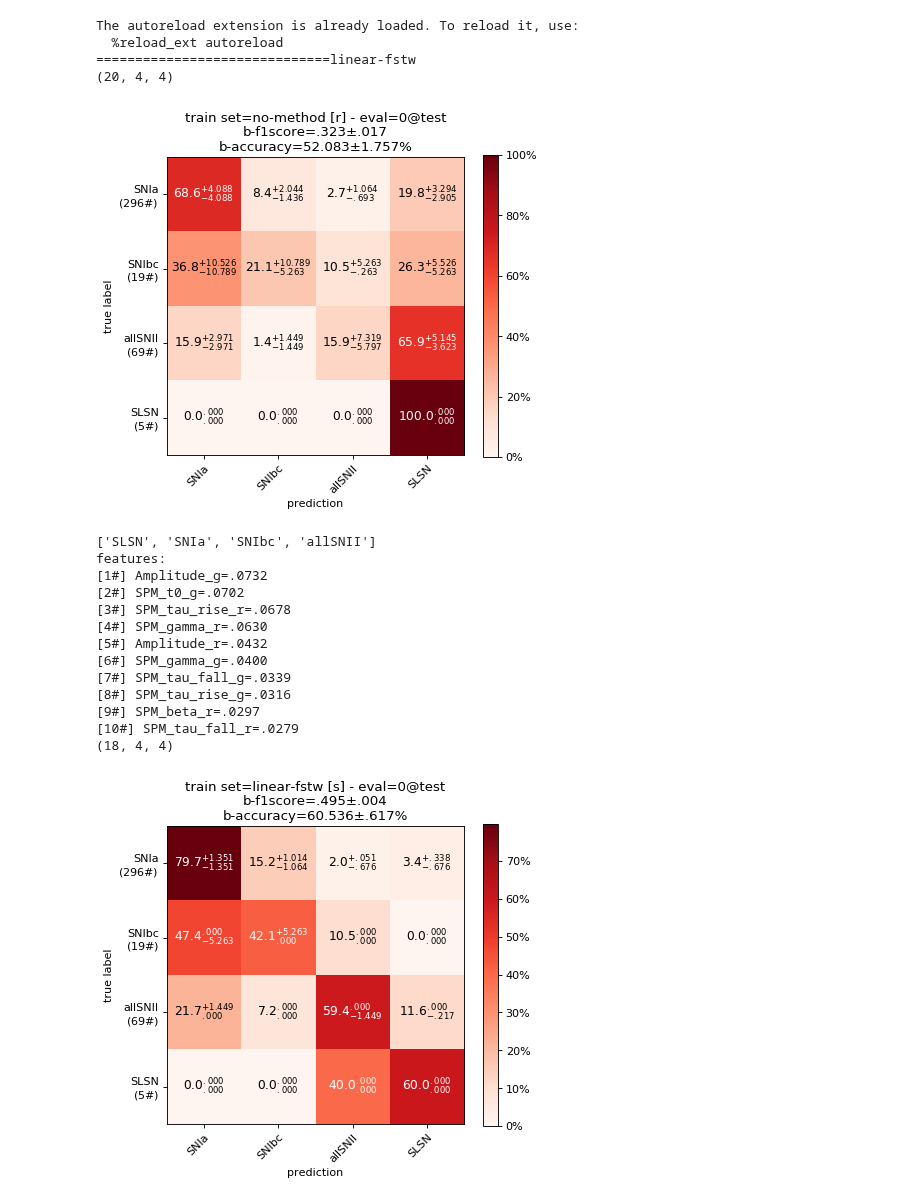
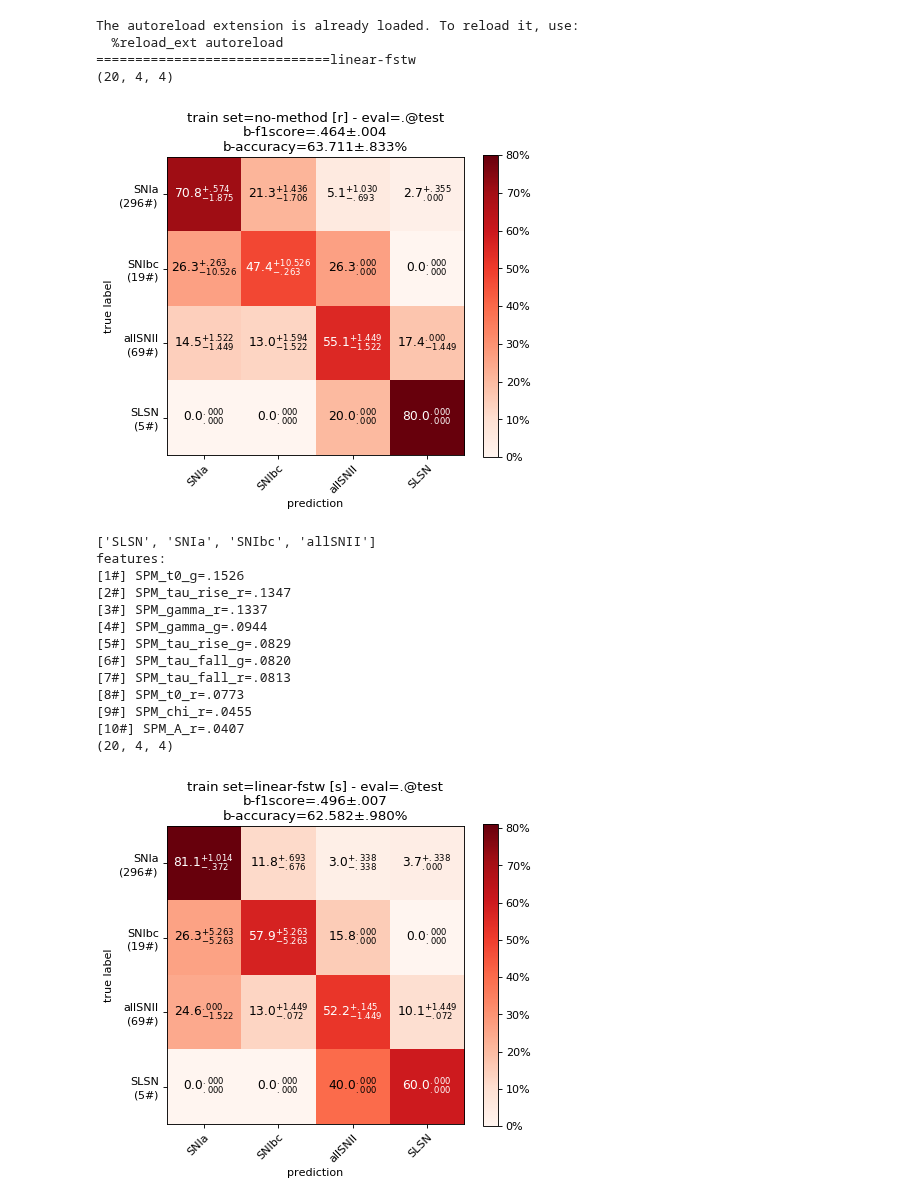
Before and after one commit to opimentel-github/astro-lightcurves-fats, a Jupyter notebook: experiments/metrics_results.ipynb, the cells around one changed output. Cells and saved outputs as stored; diff of their text form; code cells hidden in the pictures.

```diff
--- a/experiments/metrics_results.ipynb
+++ b/experiments/metrics_results.ipynb
@@ -23,7 +23,7 @@ methods = [
 ]
 #methods = ['spm-mcmc-estw']
 eval_lcset_name = 'test' # val test
-kf = '0'
+kf = '.'
 
 for method in methods:
     print('='*30+method)
@@ -34,47 +34,47 @@ for method in methods:
         class_names = files[0]()['lcset_info']['class_names']
         cms = np.concatenate([f()['cm'][None] for f in files], axis=0)
         f1score_xe = XError([f()['metrics_dict']['b-f1score'] for f in files])
         accuracy_xe = XError([f()['metrics_dict']['b-accuracy'] for f in files])
         print(cms.shape)
 
         ### plot cm
         _title = 'no-method [r]' if train_config=='r' else f'{method} [{train_config}]'
         title = ''
         title += f'train set={_title} - eval={kf}@{eval_lcset_name}'+'\n'
         title += f'b-f1score={f1score_xe}'+'\n'
         title += f'b-accuracy={accuracy_xe}%'+'\n'
         cm_kwargs = {
             'title':title[:-1],
             'figsize':(6,5),
             'new_order_classes':['SNIa', 'SNIbc', 'allSNII', 'SLSN'],
         }
         fig, ax = plot_custom_confusion_matrix(cms, class_names, **cm_kwargs)
         #print(files[0]()['features'])
         plt.show()
         print(class_names)
         print(files[0]()['rank'])
         df = files[0]()['wrongs_df']
         #display(df[df['_y']==0])
         #display(df[df['_y']==2])
 # %% [output]
 The autoreload extension is already loaded. To reload it, use:
   %reload_ext autoreload
 ==============================linear-fstw
 (20, 4, 4)
-[figure, old version]
+[figure, new version]
 ['SLSN', 'SNIa', 'SNIbc', 'allSNII']
 features:
-[1#] Amplitude_g=.0732
-[2#] SPM_t0_g=.0702
-[3#] SPM_tau_rise_r=.0678
-[4#] SPM_gamma_r=.0630
-[5#] Amplitude_r=.0432
-[6#] SPM_gamma_g=.0400
-[7#] SPM_tau_fall_g=.0339
-[8#] SPM_tau_rise_g=.0316
-[9#] SPM_beta_r=.0297
-[10#] SPM_tau_fall_r=.0279
-(18, 4, 4)
+[1#] SPM_t0_g=.1526
+[2#] SPM_tau_rise_r=.1347
+[3#] SPM_gamma_r=.1337
+[4#] SPM_gamma_g=.0944
+[5#] SPM_tau_rise_g=.0829
+[6#] SPM_tau_fall_g=.0820
+[7#] SPM_tau_fall_r=.0813
+[8#] SPM_t0_r=.0773
+[9#] SPM_chi_r=.0455
+[10#] SPM_A_r=.0407
+(20, 4, 4)
-[figure, old version]
+[figure, new version]
 ['SLSN', 'SNIa', 'SNIbc', 'allSNII']
 features:
```
Also changed, not shown: parts of 3 cells of this notebook, 4 other files.
